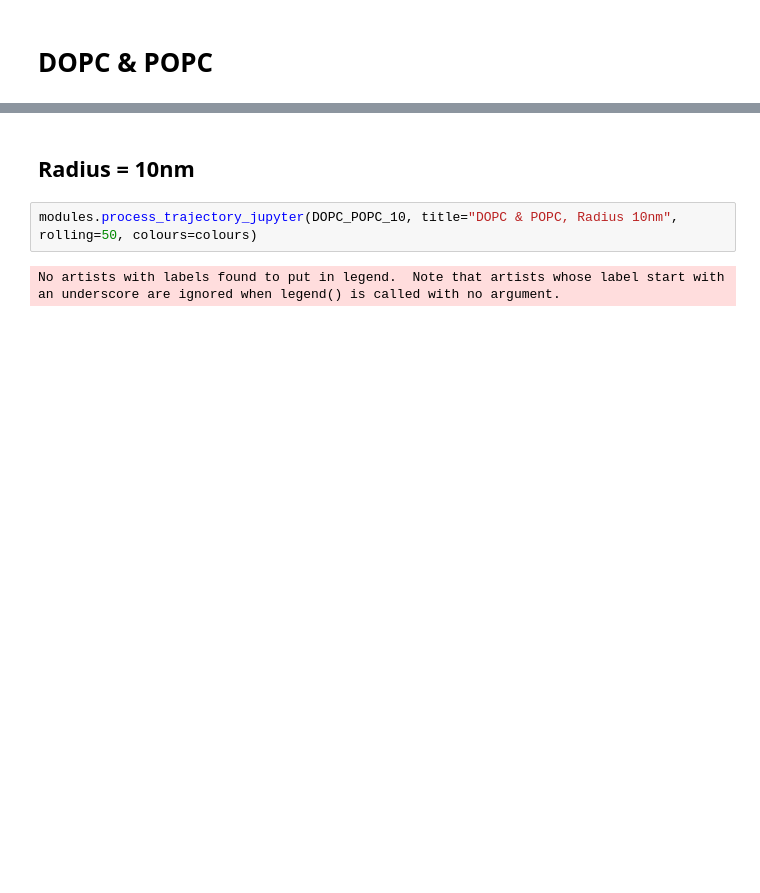
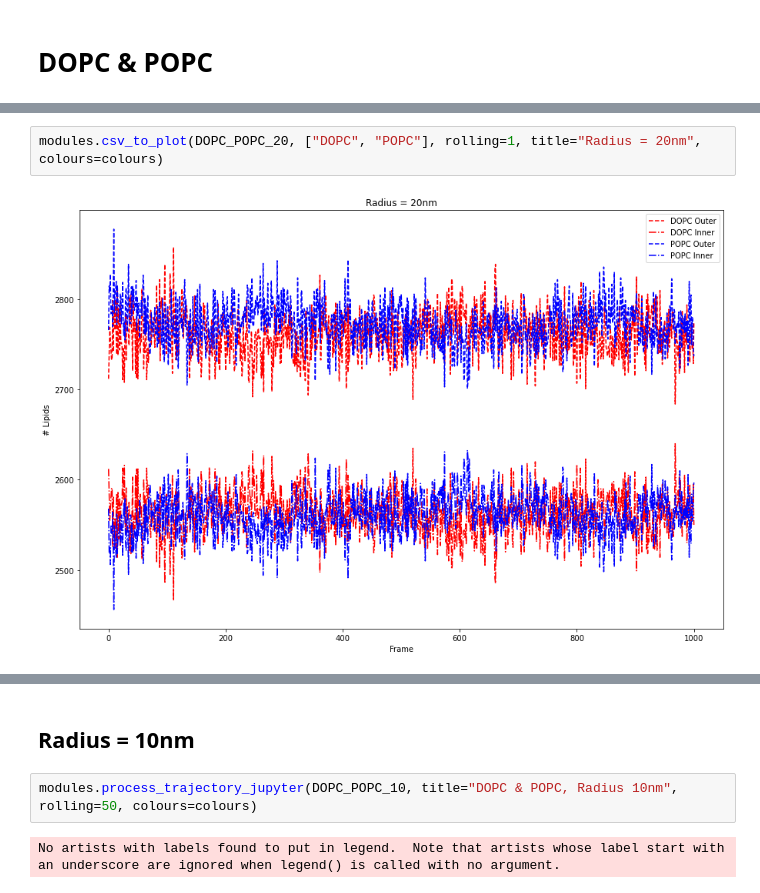
Before and after one commit to MoMS-MMSB/lipid_sorting, a Jupyter notebook: Sample Systems Analysis.ipynb, the cells around one changed output, grey strips where cells are left out. Drawn from its saved outputs; the diff is of its cells as text; blank space fills up the shorter version.

```diff
--- a/Sample Systems Analysis.ipynb
+++ b/Sample Systems Analysis.ipynb
@@ -55,0 +36,4 @@ modules.csv_to_plot(POPC_POPE_30, ["POPC", "POPE"], colours=colours)
+# %%
+modules.csv_to_plot(DOPC_POPC_20, ["DOPC", "POPC"], rolling=1, title="Radius = 20nm", colours=colours)
+# %% [output]
+[figure, added]
```
Also changed, not shown: parts of 13 cells of this notebook, 43 other files.
